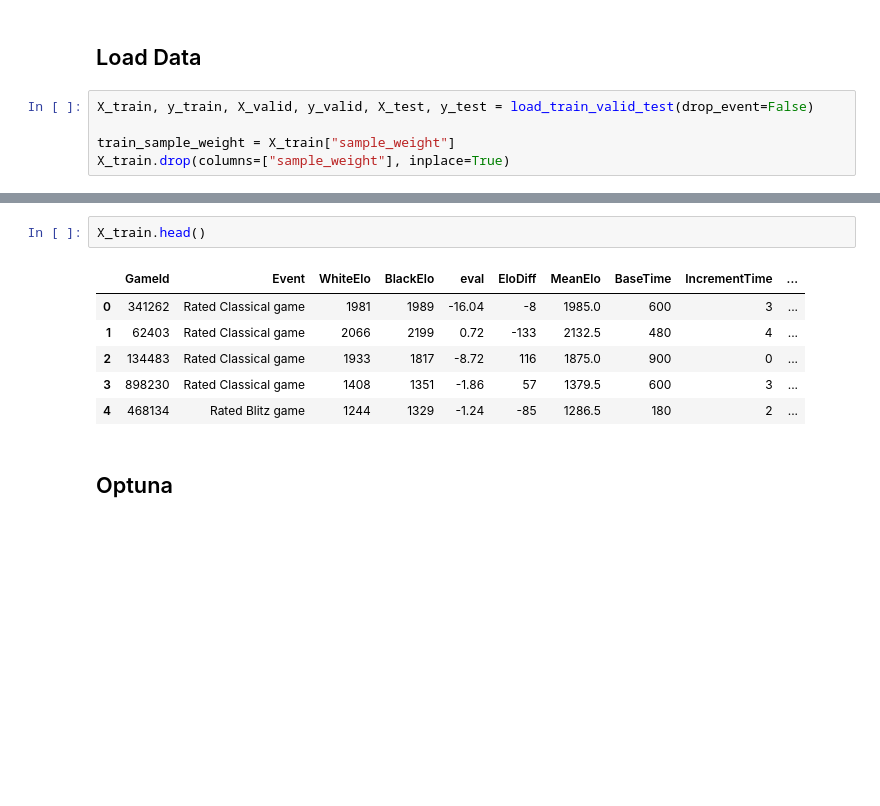
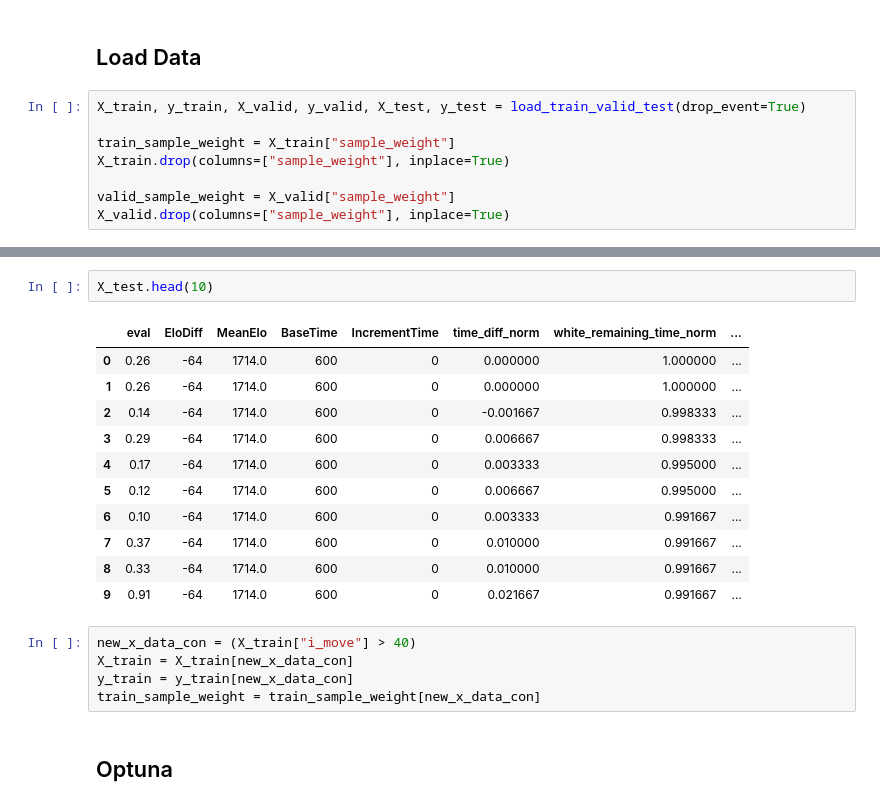
Before and after one commit to Tikhon-Radkevich/Chess-Winner-Prediction, a Jupyter notebook: notebooks/static_move/model_draft.ipynb, the cells around one changed output, grey strips where cells are left out. Cells and saved outputs as stored; diff of their text form; blank space fills up the shorter version.

Commit message:
static move model

```diff
--- a/notebooks/static_move/model_draft.ipynb
+++ b/notebooks/static_move/model_draft.ipynb
@@ -24,7 +28,10 @@ setup_mlflow(experiment_name="Static Move Prediction")
 # %% [markdown]
 ## Load Data
 # %%
-X_train, y_train, X_valid, y_valid, X_test, y_test = load_train_valid_test(drop_event=False)
+X_train, y_train, X_valid, y_valid, X_test, y_test = load_train_valid_test(drop_event=True)
 
 train_sample_weight = X_train["sample_weight"]
 X_train.drop(columns=["sample_weight"], inplace=True)
+
+valid_sample_weight = X_valid["sample_weight"]
+X_valid.drop(columns=["sample_weight"], inplace=True)
@@ -31,12 +82,22 @@ X_train.drop(columns=["sample_weight"], inplace=True)
 # %%
-X_train.head()
+X_test.head(10)
 # %% [output]
-|  | GameId | Event | WhiteElo | BlackElo | eval | EloDiff | MeanElo | BaseTime | IncrementTime | ... |
-| 0 | 341262 | Rated Classical game | 1981 | 1989 | -16.04 | -8 | 1985.0 | 600 | 3 | ... |
-| 1 | 62403 | Rated Classical game | 2066 | 2199 | 0.72 | -133 | 2132.5 | 480 | 4 | ... |
-| 2 | 134483 | Rated Classical game | 1933 | 1817 | -8.72 | 116 | 1875.0 | 900 | 0 | ... |
-| 3 | 898230 | Rated Classical game | 1408 | 1351 | -1.86 | 57 | 1379.5 | 600 | 3 | ... |
-| 4 | 468134 | Rated Blitz game | 1244 | 1329 | -1.24 | -85 | 1286.5 | 180 | 2 | ... |
+|  | eval | EloDiff | MeanElo | BaseTime | IncrementTime | time_diff_norm | white_remaining_time_norm | ... |
+| 0 | 0.26 | -64 | 1714.0 | 600 | 0 | 0.000000 | 1.000000 | ... |
+| 1 | 0.26 | -64 | 1714.0 | 600 | 0 | 0.000000 | 1.000000 | ... |
+| 2 | 0.14 | -64 | 1714.0 | 600 | 0 | -0.001667 | 0.998333 | ... |
+| 3 | 0.29 | -64 | 1714.0 | 600 | 0 | 0.006667 | 0.998333 | ... |
+| 4 | 0.17 | -64 | 1714.0 | 600 | 0 | 0.003333 | 0.995000 | ... |
+| 5 | 0.12 | -64 | 1714.0 | 600 | 0 | 0.006667 | 0.995000 | ... |
+| 6 | 0.10 | -64 | 1714.0 | 600 | 0 | 0.003333 | 0.991667 | ... |
+| 7 | 0.37 | -64 | 1714.0 | 600 | 0 | 0.010000 | 0.991667 | ... |
+| 8 | 0.33 | -64 | 1714.0 | 600 | 0 | 0.010000 | 0.991667 | ... |
+| 9 | 0.91 | -64 | 1714.0 | 600 | 0 | 0.021667 | 0.991667 | ... |
+# %%
+new_x_data_con = (X_train["i_move"] > 40)
+X_train = X_train[new_x_data_con]
+y_train = y_train[new_x_data_con]
+train_sample_weight = train_sample_weight[new_x_data_con]
 # %% [markdown]
 ## Optuna
 # %%
```
Also changed, not shown: parts of 21 cells of this notebook.
